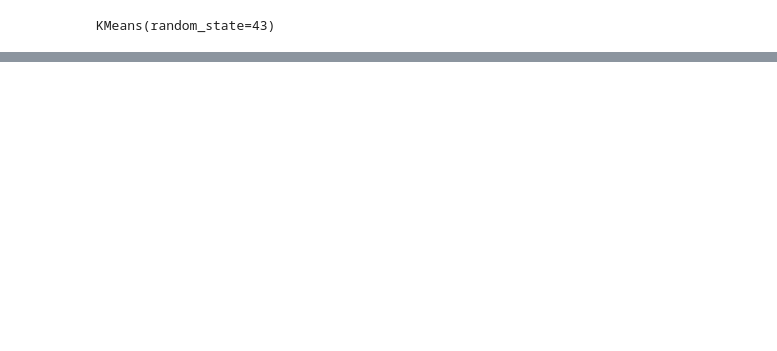
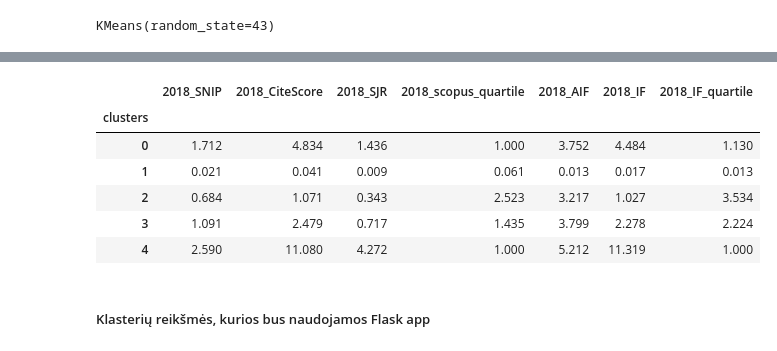
Before and after one commit to monkeviciute/code_academy_projektas, a Jupyter notebook: Baigiamasis_darbas/Klasterizacija.ipynb, the cells around one changed output, grey strips where cells are left out. Drawn from its saved outputs; the diff is of its cells as text; code cells hidden in the pictures; blank space fills up the shorter version.

```diff
--- a/Klasterizacija.ipynb
+++ b/Baigiamasis_darbas/Klasterizacija.ipynb
@@ -579,0 +602,12 @@ saving the model
+# %%
+analize
+# %% [output]
+|  | 2018_SNIP | 2018_CiteScore | 2018_SJR | 2018_scopus_quartile | 2018_AIF | 2018_IF | 2018_IF_quartile |
+| clusters |  |  |  |  |  |  |  |
+| 0 | 1.712 | 4.834 | 1.436 | 1.000 | 3.752 | 4.484 | 1.130 |
+| 1 | 0.021 | 0.041 | 0.009 | 0.061 | 0.013 | 0.017 | 0.013 |
+| 2 | 0.684 | 1.071 | 0.343 | 2.523 | 3.217 | 1.027 | 3.534 |
+| 3 | 1.091 | 2.479 | 0.717 | 1.435 | 3.799 | 2.278 | 2.224 |
+| 4 | 2.590 | 11.080 | 4.272 | 1.000 | 5.212 | 11.319 | 1.000 |
+# %% [markdown]
+##### Klasterių reikšmės, kurios bus naudojamos Flask app
```
Also changed, not shown: parts of 26 cells of this notebook, 23 other files.
